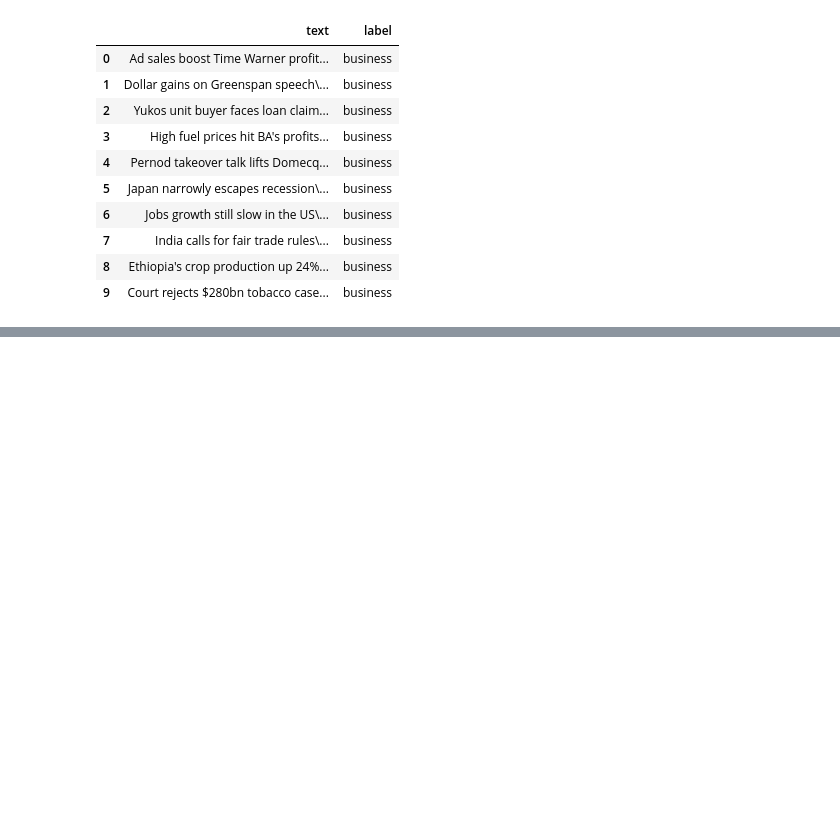
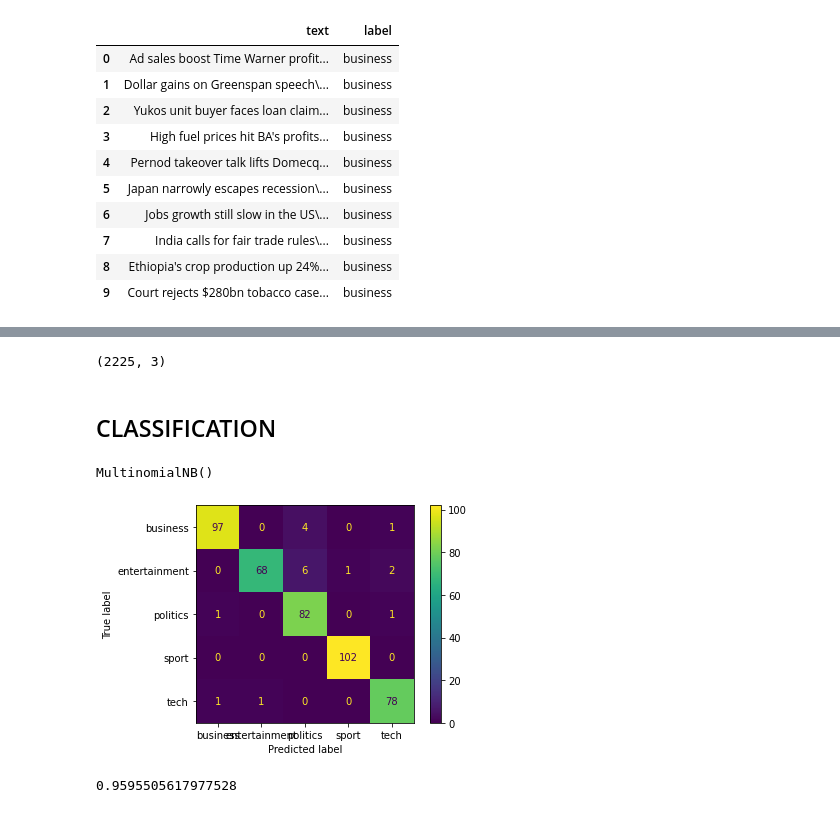
Before and after one commit to darkosarajkic997/NewsClassification, a Jupyter notebook: NewsClassification.ipynb, the cells around one changed output, grey strips where cells are left out. Cells and saved outputs as stored; diff of their text form; code cells hidden in the pictures; blank space fills up the shorter version.

```diff
--- a/NewsClassification.ipynb
+++ b/NewsClassification.ipynb
@@ -37,0 +71,3 @@ data.head(10)
+# %%
+data['preprocessed_text']=data.apply(lambda x:preprocess_text(x['text']),axis=1)
+data[:10]
@@ -37,0 +86,3 @@ data.head(10)
+# %%
+tf_idf_vectorizer = TfidfVectorizer()
+TF_IDF_dataframe=pd.DataFrame(tf_idf_vectorizer.fit_transform(data['preprocessed_text']).toarray(), columns=tf_idf_vectorizer.get_feature_names())
@@ -37,0 +121,8 @@ data.head(10)
+# %%
+data.shape
+# %% [output]
+(2225, 3)
+# %% [markdown]
+## CLASSIFICATION
+# %%
+X_train,X_test,y_train,y_test=train_test_split(TF_IDF_dataframe,data['label'],train_size=0.8, stratify=data['label'])
@@ -37,0 +131,5 @@ data.head(10)
+# %%
+clf = MultinomialNB()
+clf.fit(X_train,y_train)
+# %% [output]
+MultinomialNB()
@@ -37,0 +139,9 @@ data.head(10)
+# %%
+plot_confusion_matrix(clf, X_test, y_test)
+plt.show()
+# %% [output]
+[figure, added]
+# %%
+clf.score(X_test,y_test)
+# %% [output]
+0.9595505617977528
```
Also changed, not shown: parts of 10 cells of this notebook, 1 other file.
